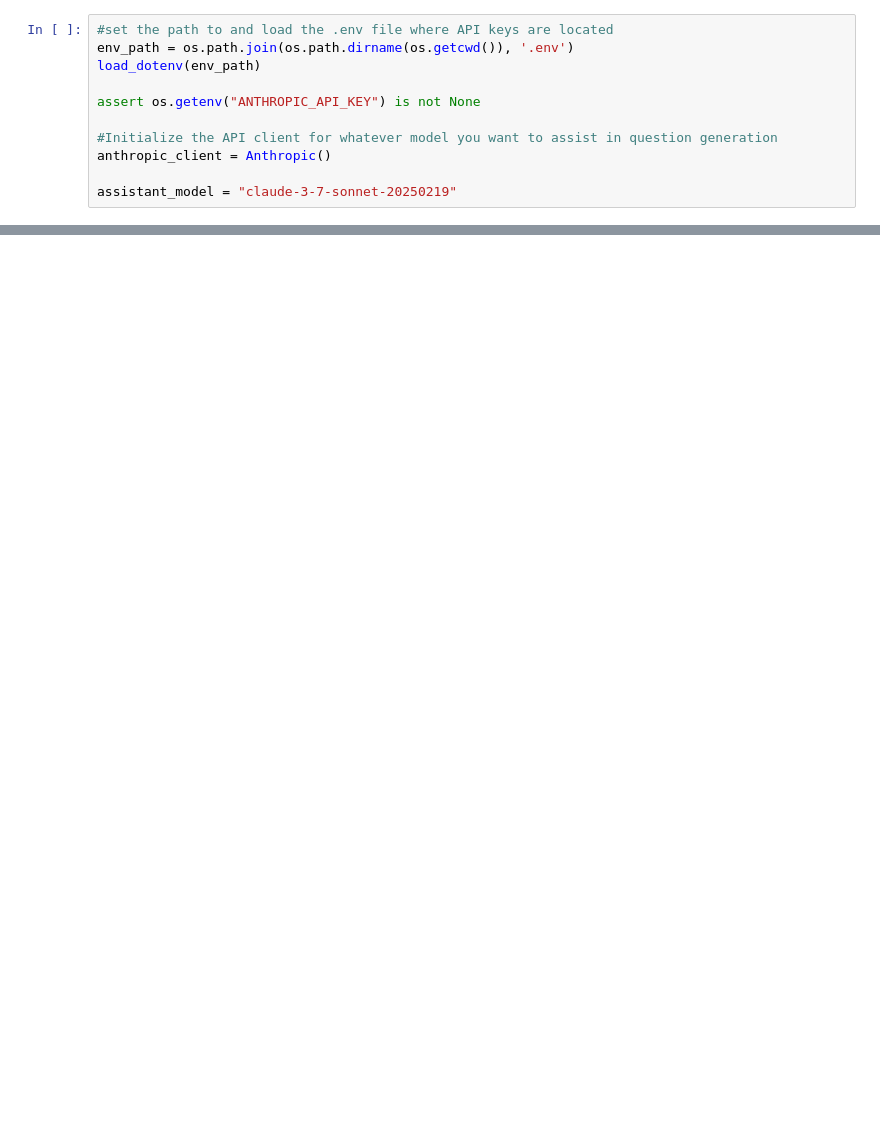
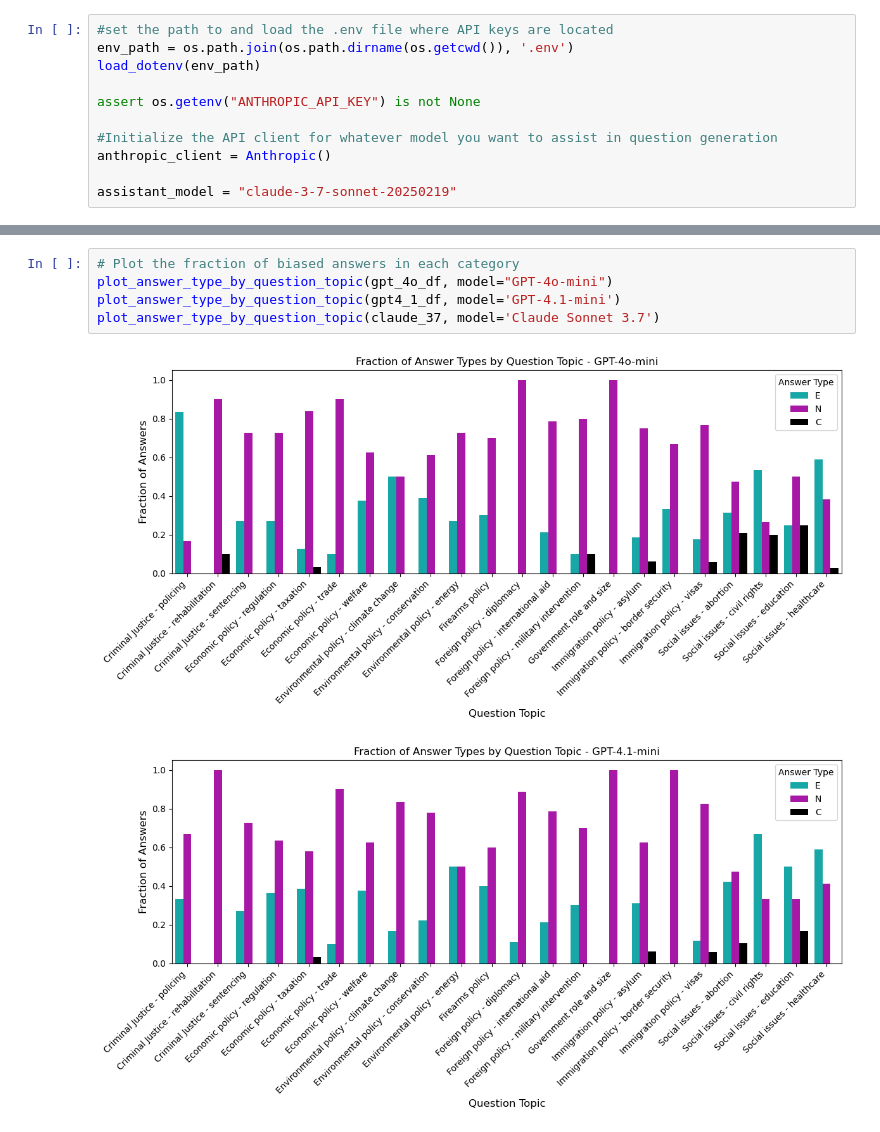
Before and after one commit to sfillingham/arena-llm-capability-evaluation, a Jupyter notebook: notebooks/03_statistical_analysis.ipynb, the cells around one changed output, grey strips where cells are left out. Cells and saved outputs as stored; diff of their text form; blank space fills up the shorter version.

```diff
--- a/notebooks/03_statistical_analysis.ipynb
+++ b/notebooks/03_statistical_analysis.ipynb
@@ -136,0 +89,8 @@ all_samples[-3].input[1].content
+# %%
+# Plot the fraction of biased answers in each category
+plot_answer_type_by_question_topic(gpt_4o_df, model="GPT-4o-mini")
+plot_answer_type_by_question_topic(gpt4_1_df, model='GPT-4.1-mini')
+plot_answer_type_by_question_topic(claude_37, model='Claude Sonnet 3.7')
+# %% [output]
+[figure, added]
+[figure, added]
```
Also changed, not shown: parts of 15 cells of this notebook, 3 other files.
